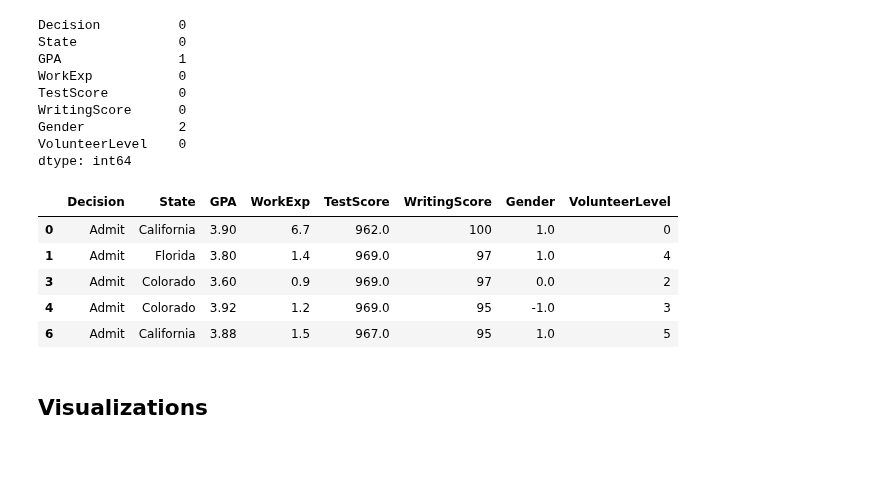
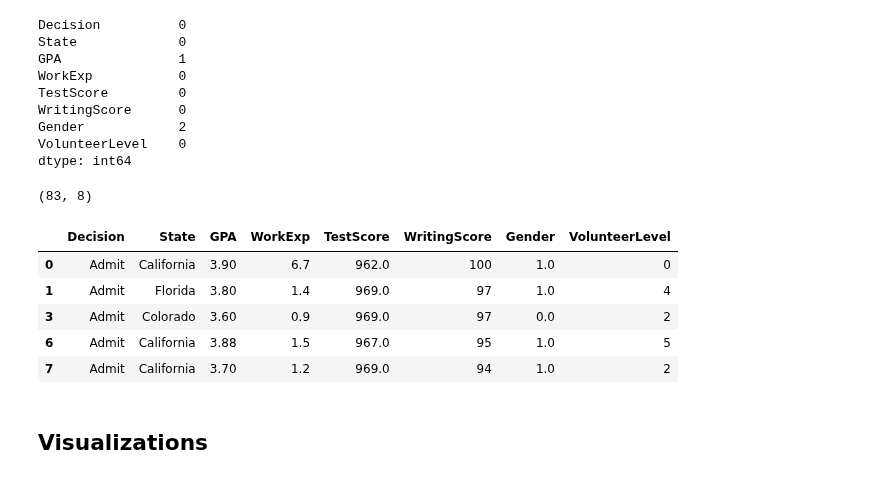
Before and after one commit to ad1589/dsan-5900.github.io, a Jupyter notebook: code/eda.ipynb, the cells around one changed output. Cells and saved outputs as stored; diff of their text form; code cells hidden in the pictures.

Commit message:
saving clean data csv + making data folder

```diff
--- a/code/eda.ipynb
+++ b/code/eda.ipynb
@@ -5,7 +5,7 @@ import pandas as pd
 import seaborn as sns
 import matplotlib.pyplot as plt
 # %%
-df = pd.read_csv('../SummerStudentAdmissions2.csv')
+df = pd.read_csv('../data/SummerStudentAdmissions2.csv')
 df.head(10)
 # %% [output]
 |  | Decision | State | GPA | WorkExp | TestScore | WritingScore | Gender | VolunteerLevel |
@@ -61,16 +61,19 @@ dtype: int64
 # %%
 df = df.dropna()
 # %%
-# remove nonsensical answers in Decision
+# remove nonsensical answers in Decision and Gender columns
 df['Decision'].unique()
 df = df[df['Decision'] != 'Banana']
+print(df.shape)
+df = df.drop(df[df["Gender"] < 0].index)
 df.head()
 # %% [output]
+(83, 8)
 |  | Decision | State | GPA | WorkExp | TestScore | WritingScore | Gender | VolunteerLevel |
 | 0 | Admit | California | 3.90 | 6.7 | 962.0 | 100 | 1.0 | 0 |
 | 1 | Admit | Florida | 3.80 | 1.4 | 969.0 | 97 | 1.0 | 4 |
 | 3 | Admit | Colorado | 3.60 | 0.9 | 969.0 | 97 | 0.0 | 2 |
-| 4 | Admit | Colorado | 3.92 | 1.2 | 969.0 | 95 | -1.0 | 3 |
 | 6 | Admit | California | 3.88 | 1.5 | 967.0 | 95 | 1.0 | 5 |
+| 7 | Admit | California | 3.70 | 1.2 | 969.0 | 94 | 1.0 | 2 |
 # %%
 # capitalize all states
```
Also changed, not shown: parts of 2 cells of this notebook, 4 other files.
